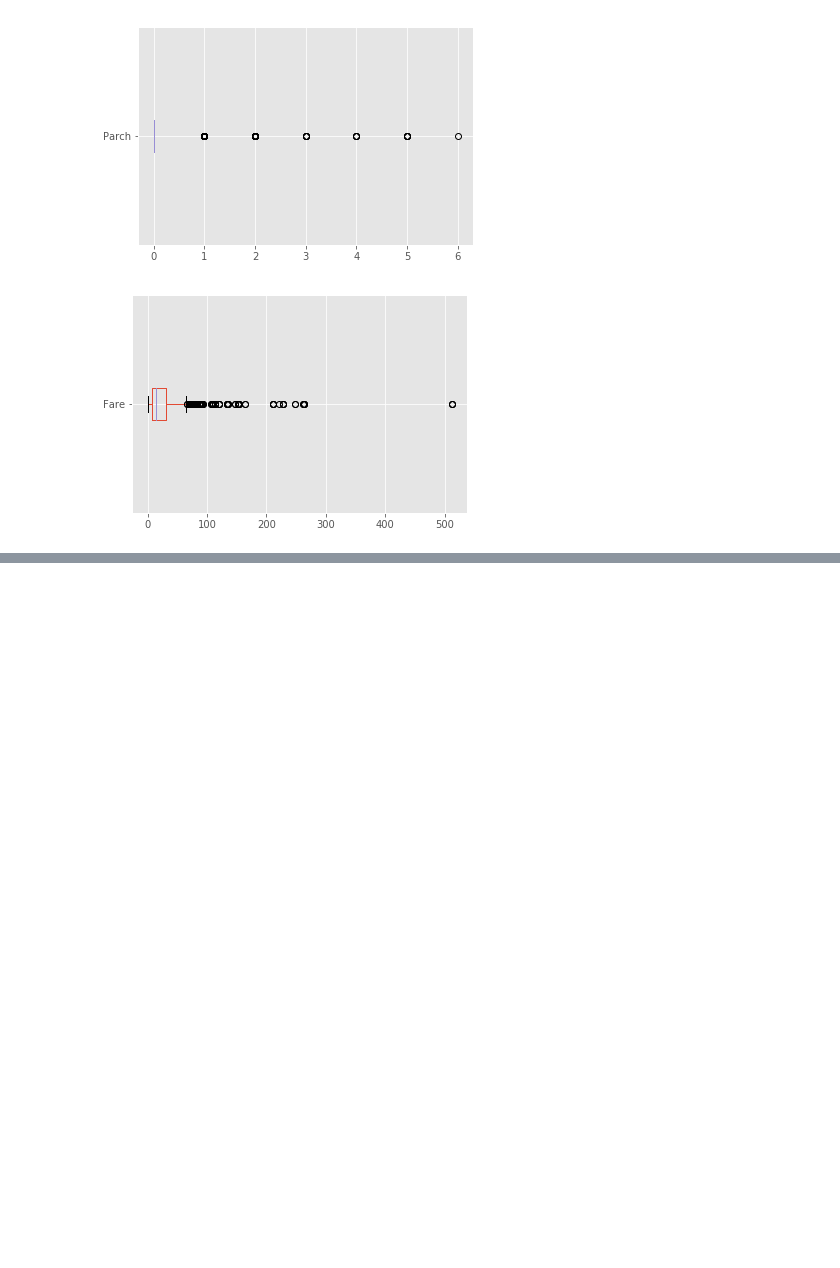
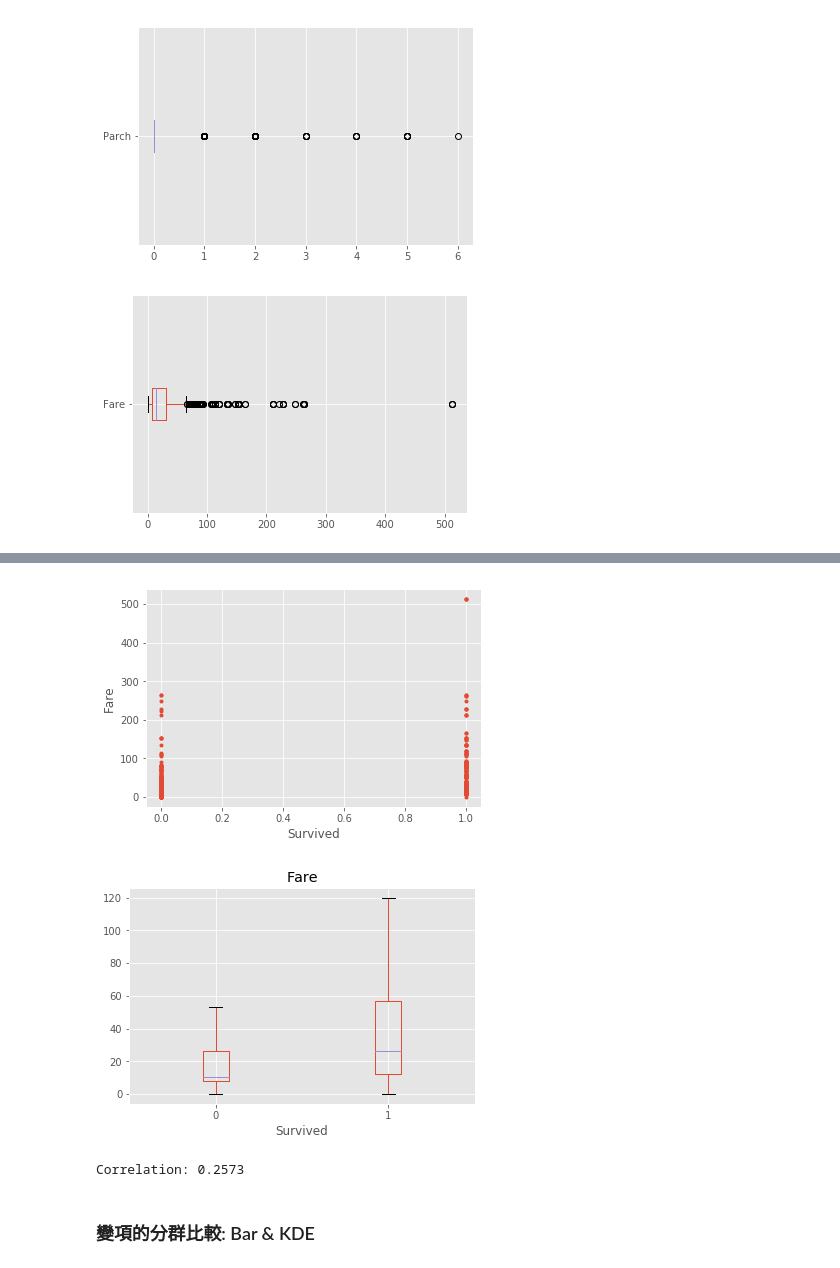
Before and after one commit to A103932033/ml-Titanic, a Jupyter notebook: ml_Titanic.ipynb, the cells around one changed output, grey strips where cells are left out. Drawn from its saved outputs; the diff is of its cells as text; code cells hidden in the pictures; blank space fills up the shorter version.

```diff
--- a/ml_Titanic.ipynb
+++ b/ml_Titanic.ipynb
@@ -71,6 +69,5 @@ print(train_df.head())
 # %%
 print('Data columns:')
-for col in train_df.columns:
-    print('  ', col)
+print(train_df.columns.values)
 # %% [output]
 Data columns:
@@ -122,0 +167,4 @@ Numbers of remained columns: 6
+# %%
+# Calculate correlation coefficient
+corr_all = train_df.corr()['Survived']
+print(corr_all)
@@ -122,0 +181,21 @@ Numbers of remained columns: 6
+# %%
+# 繪圖觀察某個欄位和 Survived 之間的相關性
+col = 'Fare'
+
+plt.plot(train_df['Survived'], train_df[col], '.')
+plt.xlabel('Survived')
+plt.ylabel(col)
+plt.show()
+
+# Box plot
+train_df.boxplot(column=col, by = 'Survived', showfliers = False)
+plt.suptitle('')
+plt.show()
+
+print("Correlation: %.4f" % (corr_all[col]))
+# %% [output]
+[figure, added]
+[figure, added]
+Correlation: 0.2573
+# %% [markdown]
+### 變項的分群比較: Bar & KDE
```
Also changed, not shown: parts of 15 cells of this notebook.
